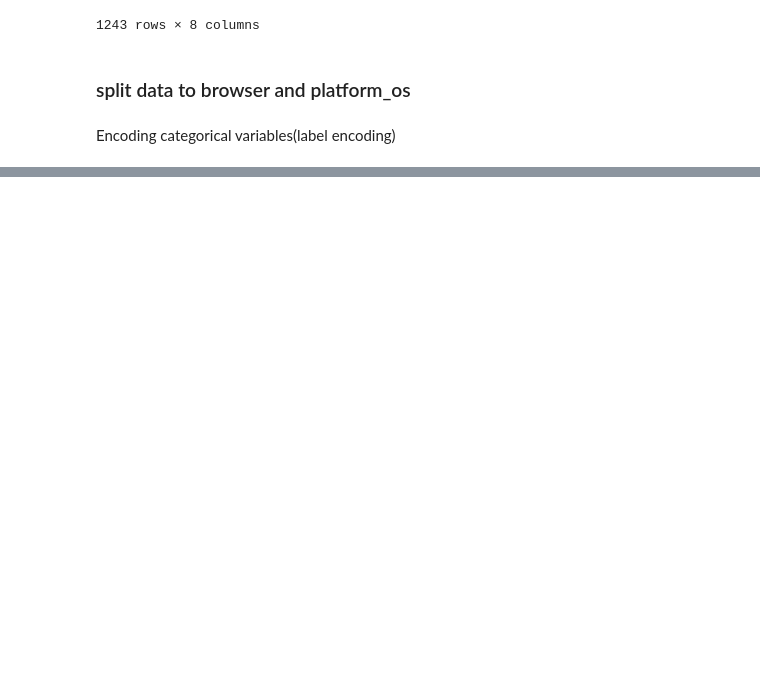
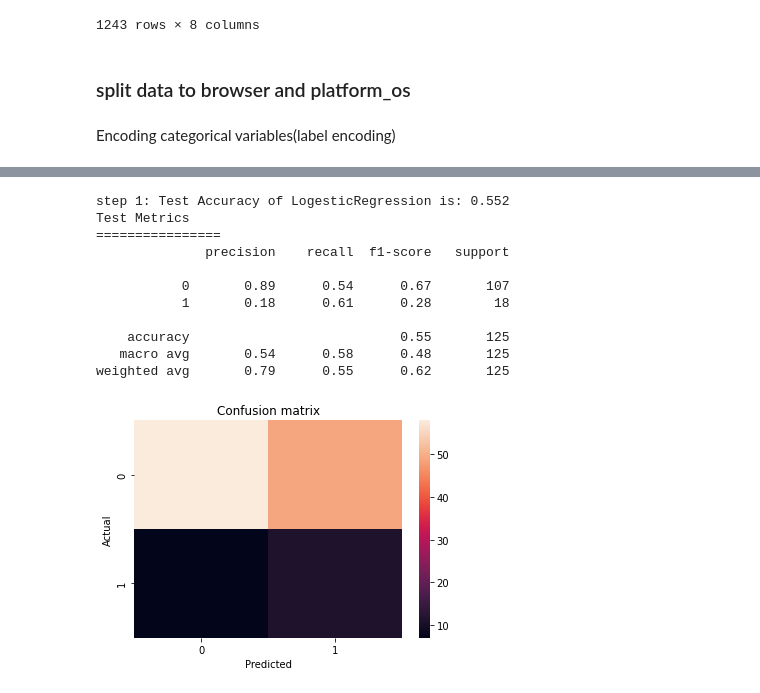
Before and after one commit to TenAcademy/A_B-Hypothesis-Testing, a Jupyter notebook: notebooks/modeling.ipynb, the cells around one changed output, grey strips where cells are left out. Drawn from its saved outputs; the diff is of its cells as text; code cells hidden in the pictures; blank space fills up the shorter version.

Commit message:
perform logistic regression for browser data

```diff
--- a/notebooks/modeling.ipynb
+++ b/notebooks/modeling.ipynb
@@ -92,7 +138,8 @@ platform_df.to_csv(f'../data/{data_name}',index=False)
 # %%
 # versioning browser
 path = f'../data/{data_name}'
-repo = '/temp/dvc-storage/'
+repo = 'https://github.com/TenAcademy/A_B-Hypothesis-Testing.git'
 rev = 'browser-v1'
-data_url = dvc.api.get_url(path=path, repo=repo, rev=rev)
-collected_data = pd.read_csv(data_url)
+data_url = dvc.api.get_url(path=path, repo=None, rev=rev)
+collected_browser_data = pd.read_csv(data_url)
+collected_browser_data.head()
@@ -105,0 +178,3 @@ collected_data = pd.read_csv(data_url)
+# %%
+browser_df=collected_browser_data.drop(columns="auction_id")
+browser_df
@@ -105,0 +197,12 @@ collected_data = pd.read_csv(data_url)
+# %%
+X = browser_df.iloc[:,:-1]
+y = browser_df.iloc[:,-1:]
+
+test_size = 0.1
+
+X_train, X_test, y_train, y_test = train_test_split(X, y, test_size=test_size, random_state=42)
+# %%
+Logistic = Logistic(X_train, X_test,  y_train, y_test)
+
+folds = 5
+clf2, loss_arr_2, acc_arr_2 = Logistic.train(folds)
@@ -105,0 +224,15 @@ collected_data = pd.read_csv(data_url)
+# %%
+test_acc, test_loss, report, matrix  = Logistic.test()
+# %% [output]
+step 1: Test Accuracy of LogesticRegression is: 0.552
+Test Metrics
+================
+              precision    recall  f1-score   support
+
+           0       0.89      0.54      0.67       107
+           1       0.18      0.61      0.28        18
+
+    accuracy                           0.55       125
+   macro avg       0.54      0.58      0.48       125
+weighted avg       0.79      0.55      0.62       125
+[figure, added]
```
Also changed, not shown: parts of 12 cells of this notebook.
